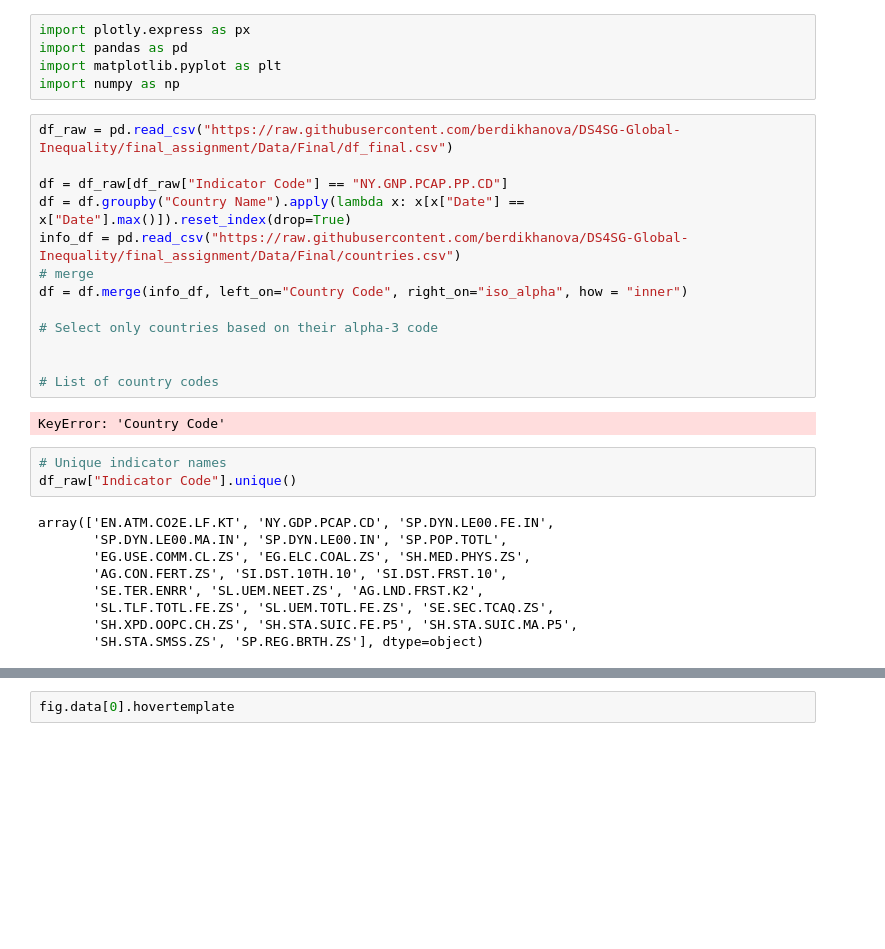
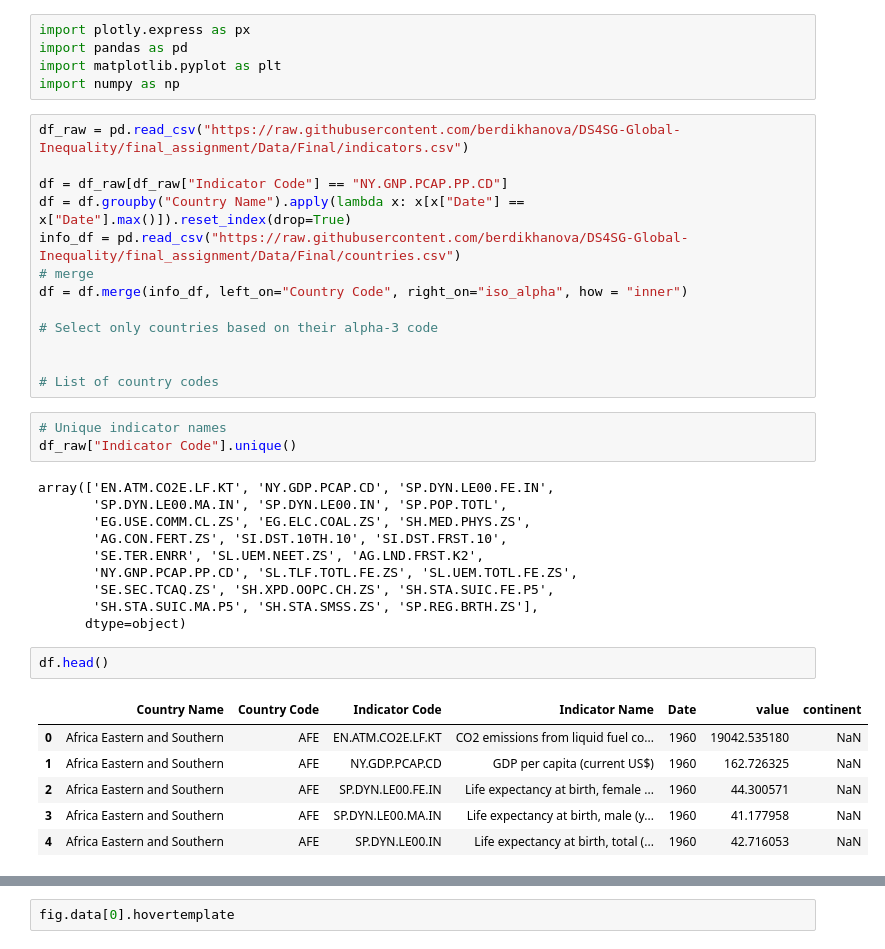
Before and after one commit to berdikhanova/DS4SG-Global-Inequality, a Jupyter notebook: Code/Visualization Tests.ipynb, the cells around one changed output, grey strips where cells are left out. Drawn from its saved outputs; the diff is of its cells as text; blank space fills up the shorter version.

```diff
--- a/Code/Visualization Tests.ipynb
+++ b/Code/Visualization Tests.ipynb
@@ -4,7 +4,7 @@ import pandas as pd
 import matplotlib.pyplot as plt
 import numpy as np
 # %%
-df_raw = pd.read_csv("https://raw.githubusercontent.com/berdikhanova/DS4SG-Global-Inequality/final_assignment/Data/Final/df_final.csv")
+df_raw = pd.read_csv("https://raw.githubusercontent.com/berdikhanova/DS4SG-Global-Inequality/final_assignment/Data/Final/indicators.csv")
 
 df = df_raw[df_raw["Indicator Code"] == "NY.GNP.PCAP.PP.CD"]
 df = df.groupby("Country Name").apply(lambda x: x[x["Date"] == x["Date"].max()]).reset_index(drop=True)
@@ -16,8 +16,6 @@ df = df.merge(info_df, left_on="Country Code", right_on="iso_alpha", how = "inne
 
 
 # List of country codes
-# %% [output]
-KeyError: 'Country Code'
 # %%
 # Unique indicator names
 df_raw["Indicator Code"].unique()
@@ -27,6 +25,16 @@ array(['EN.ATM.CO2E.LF.KT', 'NY.GDP.PCAP.CD', 'SP.DYN.LE00.FE.IN',
        'EG.USE.COMM.CL.ZS', 'EG.ELC.COAL.ZS', 'SH.MED.PHYS.ZS',
        'AG.CON.FERT.ZS', 'SI.DST.10TH.10', 'SI.DST.FRST.10',
        'SE.TER.ENRR', 'SL.UEM.NEET.ZS', 'AG.LND.FRST.K2',
-       'SL.TLF.TOTL.FE.ZS', 'SL.UEM.TOTL.FE.ZS', 'SE.SEC.TCAQ.ZS',
-       'SH.XPD.OOPC.CH.ZS', 'SH.STA.SUIC.FE.P5', 'SH.STA.SUIC.MA.P5',
-       'SH.STA.SMSS.ZS', 'SP.REG.BRTH.ZS'], dtype=object)
+       'NY.GNP.PCAP.PP.CD', 'SL.TLF.TOTL.FE.ZS', 'SL.UEM.TOTL.FE.ZS',
+       'SE.SEC.TCAQ.ZS', 'SH.XPD.OOPC.CH.ZS', 'SH.STA.SUIC.FE.P5',
+       'SH.STA.SUIC.MA.P5', 'SH.STA.SMSS.ZS', 'SP.REG.BRTH.ZS'],
+      dtype=object)
+# %%
+df.head()
+# %% [output]
+|  | Country Name | Country Code | Indicator Code | Indicator Name | Date | value | continent |
+| 0 | Africa Eastern and Southern | AFE | EN.ATM.CO2E.LF.KT | CO2 emissions from liquid fuel co... | 1960 | 19042.535180 | NaN |
+| 1 | Africa Eastern and Southern | AFE | NY.GDP.PCAP.CD | GDP per capita (current US$) | 1960 | 162.726325 | NaN |
+| 2 | Africa Eastern and Southern | AFE | SP.DYN.LE00.FE.IN | Life expectancy at birth, female ... | 1960 | 44.300571 | NaN |
+| 3 | Africa Eastern and Southern | AFE | SP.DYN.LE00.MA.IN | Life expectancy at birth, male (y... | 1960 | 41.177958 | NaN |
+| 4 | Africa Eastern and Southern | AFE | SP.DYN.LE00.IN | Life expectancy at birth, total (... | 1960 | 42.716053 | NaN |
```
Also changed, not shown: parts of 5 cells of this notebook, 3 other files.
